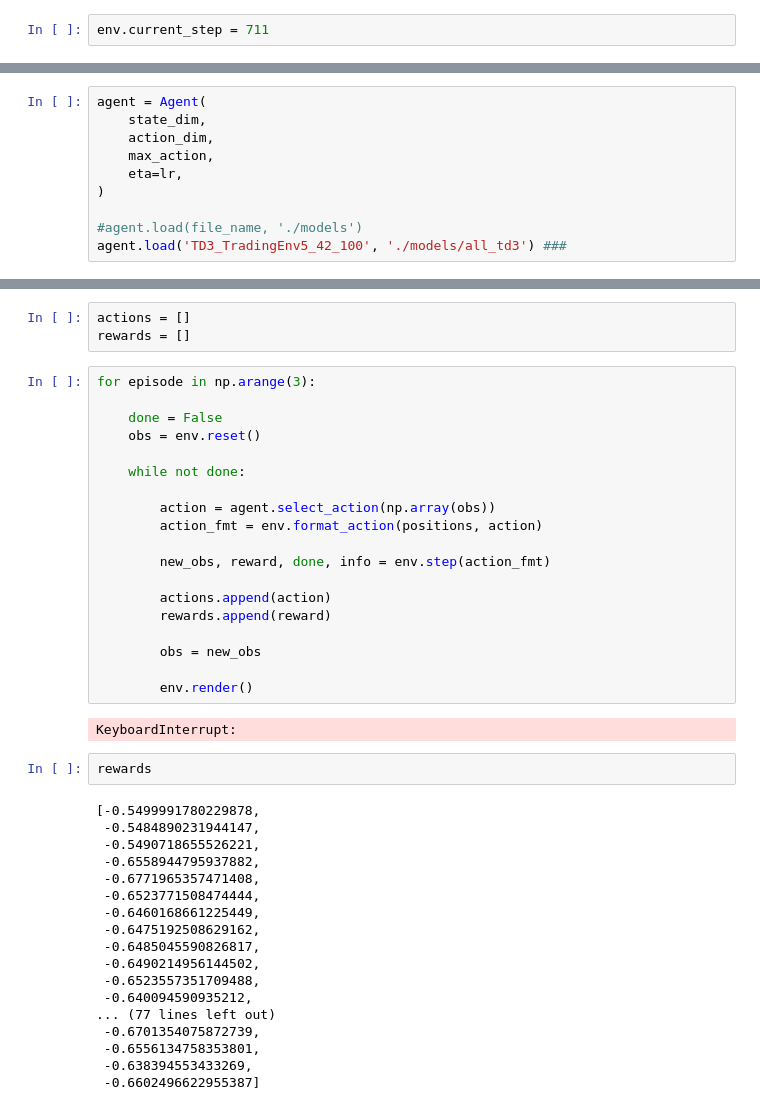
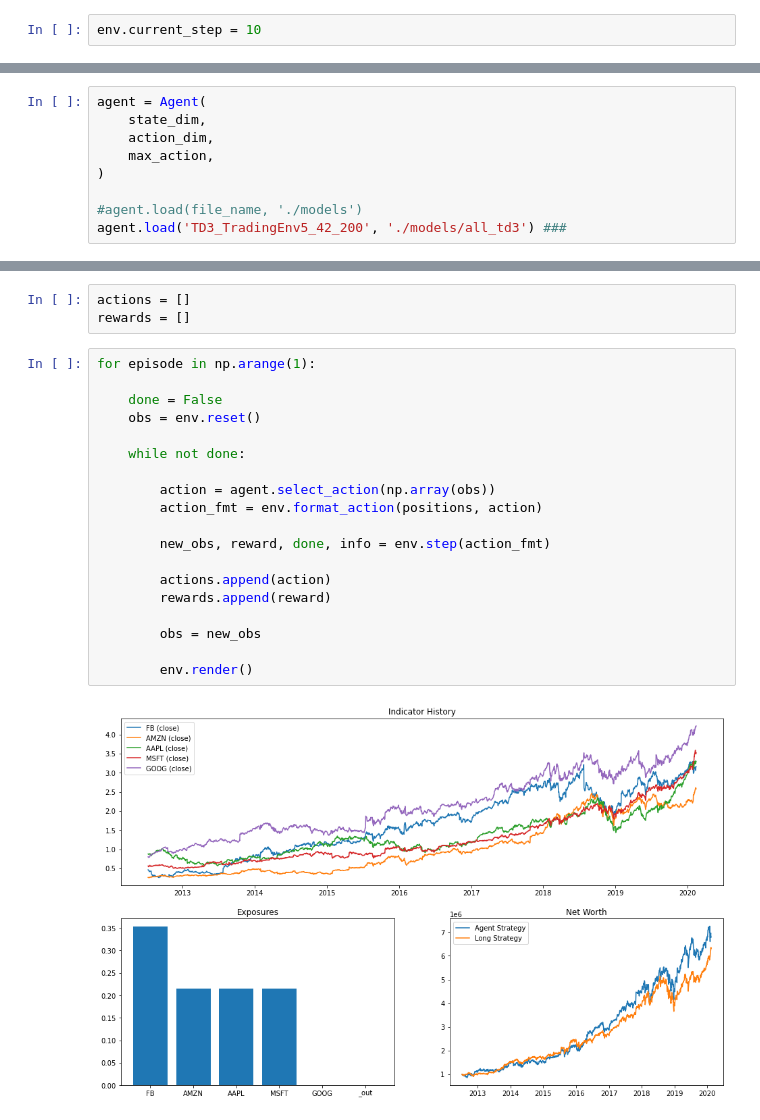
Before and after one commit to willarliss/Trade-Bot-2, a Jupyter notebook: demo_agent.ipynb, the cells around one changed output, grey strips where cells are left out. Drawn from its saved outputs; the diff is of its cells as text.

```diff
--- a/demo_agent.ipynb
+++ b/demo_agent.ipynb
@@ -26,7 +26,7 @@ env = eval(f'{env_name}(data)')
 env.seed(seed)
 np.random.seed(seed)
 # %%
-env.current_step = 711
+env.current_step = 10
 # %%
 state_dim = np.prod(env.observation_space.shape)
 action_dim = env.action_space.shape[0]
@@ -37,54 +36,33 @@ agent = Agent(
     state_dim,
     action_dim,
     max_action,
-    eta=lr,
 )
 
 #agent.load(file_name, './models')
-agent.load('TD3_TradingEnv5_42_100', './models/all_td3') ###
+agent.load('TD3_TradingEnv5_42_200', './models/all_td3') ###
 # %%
 positions = env.positions
 # %%
 actions = []
 rewards = []
 # %%
-for episode in np.arange(3):
+for episode in np.arange(1):
 
     done = False
     obs = env.reset()
 
     while not done:
 
         action = agent.select_action(np.array(obs))
         action_fmt = env.format_action(positions, action)
 
         new_obs, reward, done, info = env.step(action_fmt)
 
         actions.append(action)
         rewards.append(reward)
 
         obs = new_obs
 
         env.render()
 # %% [output]
-KeyboardInterrupt:
+[figure, added]
-# %%
-rewards
-# %% [output]
-[-0.5499991780229878,
- -0.5484890231944147,
- -0.5490718655526221,
- -0.6558944795937882,
- -0.6771965357471408,
- -0.6523771508474444,
- -0.6460168661225449,
- -0.6475192508629162,
- -0.6485045590826817,
- -0.6490214956144502,
- -0.6523557351709488,
- -0.640094590935212,
-... (77 lines left out)
- -0.6701354075872739,
- -0.6556134758353801,
- -0.638394553433269,
- -0.6602496622955387]
```
Also changed, not shown: parts of 3 cells of this notebook, 54 other files.
